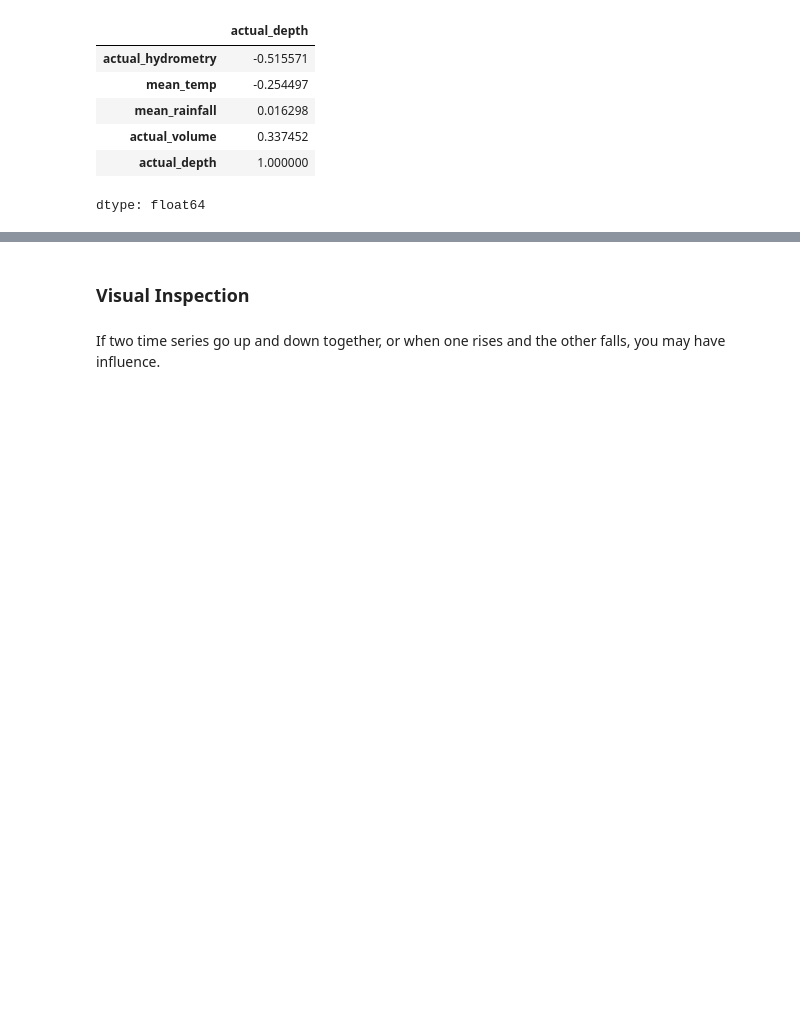
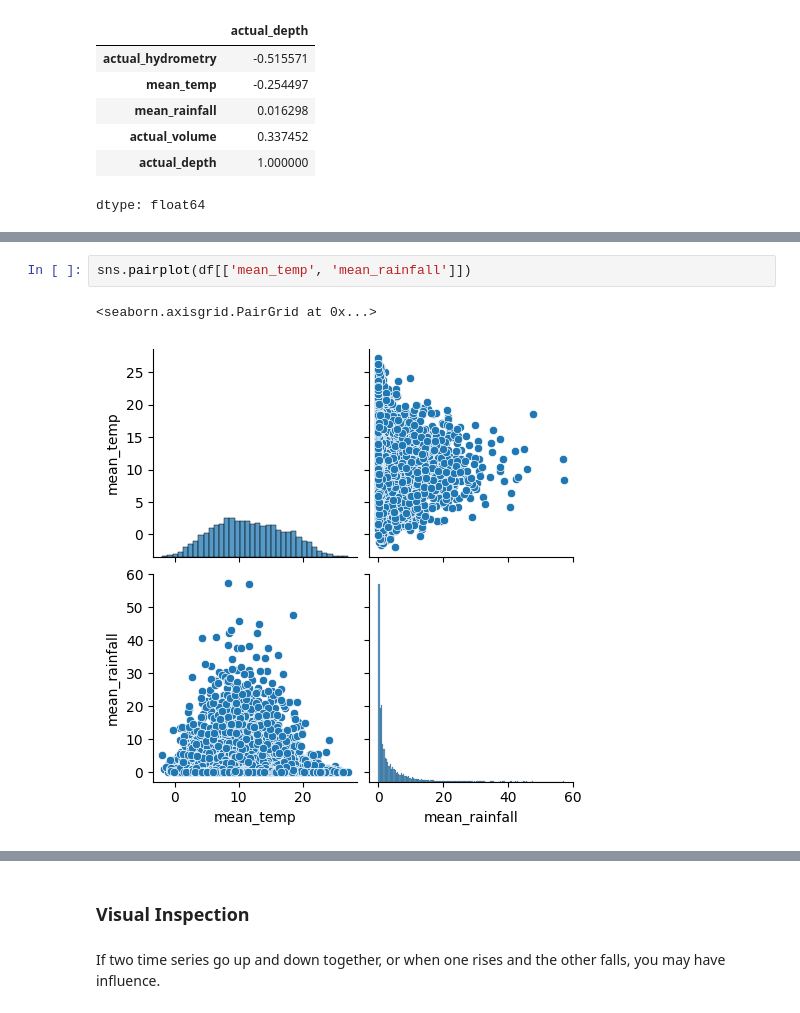
Before and after one commit to NiloofarSoltani-2/Smart-Water-Management, a Jupyter notebook: smart_water_management.ipynb, the cells around one changed output, grey strips where cells are left out. Cells and saved outputs as stored; diff of their text form; blank space fills up the shorter version.

```diff
--- a/smart_water_management.ipynb
+++ b/smart_water_management.ipynb
@@ -228,0 +183,5 @@ dtype: float64
+# %%
+sns.pairplot(df[['mean_temp', 'mean_rainfall']])
+# %% [output]
+<seaborn.axisgrid.PairGrid at 0x...>
+[figure, added]
```
Also changed, not shown: parts of 52 cells of this notebook.
